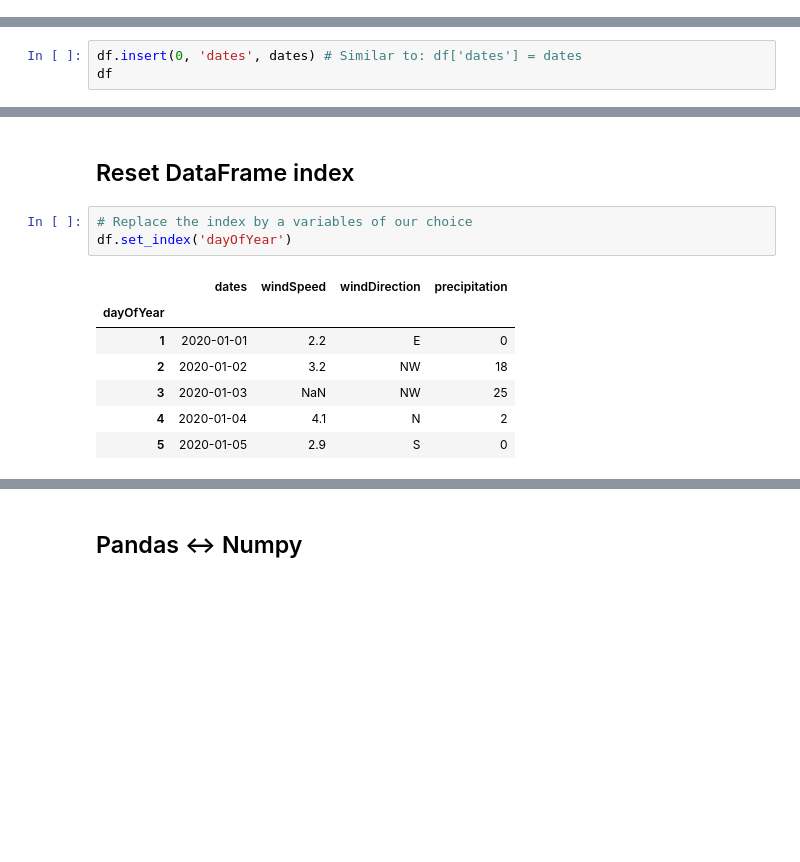
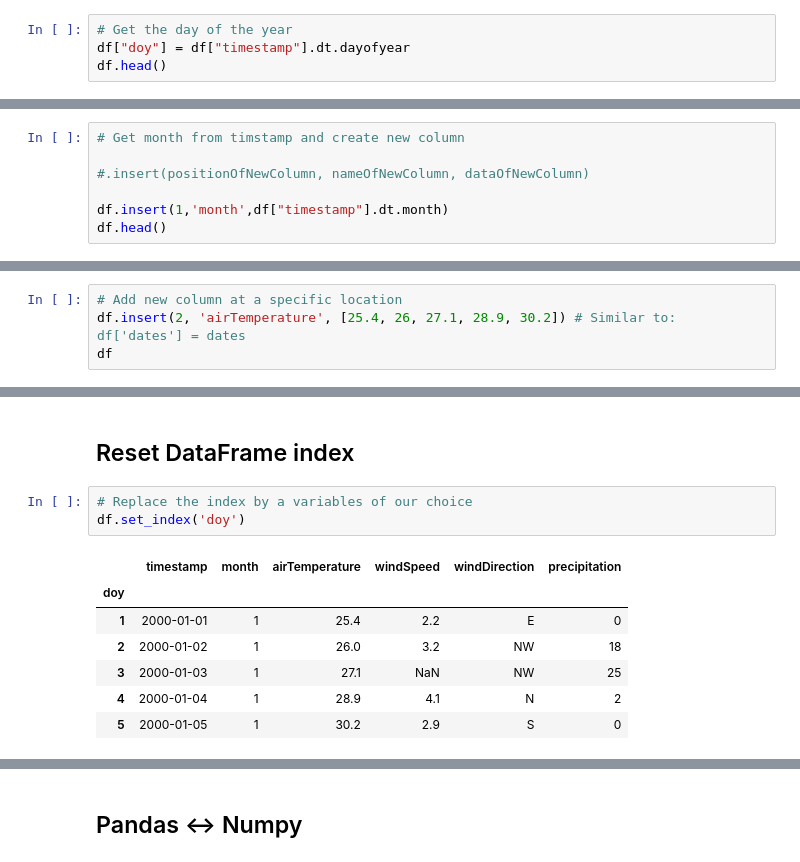
Before and after one commit to andres-patrignani/pynotes, a Jupyter notebook: notebooks/pandas_module.ipynb, the cells around one changed output, grey strips where cells are left out. Cells and saved outputs as stored; diff of their text form; blank space fills up the shorter version.

```diff
--- a/notebooks/pandas_module.ipynb
+++ b/notebooks/pandas_module.ipynb
@@ -89,0 +123,4 @@ df.shape  # Number of rows and columns
+# %%
+# Get the day of the year
+df["doy"] = df["timestamp"].dt.dayofyear
+df.head()
@@ -89,0 +138,7 @@ df.shape  # Number of rows and columns
+# %%
+# Get month from timstamp and create new column
+
+#.insert(positionOfNewColumn, nameOfNewColumn, dataOfNewColumn)
+
+df.insert(1,'month',df["timestamp"].dt.month)
+df.head()
@@ -378,6 +488,3 @@ The `insert()` and `drop()` methods allow us to add or remove columns to/from th
 `df.insert(indexOfNewColumn, nameOfNewColumn, dataArrayOfNewColumn)`
 
 `df.drop(nameOfColumnToBeRemoved)`
-# %%
-df.insert(0, 'dates', dates) # Similar to: df['dates'] = dates
-df
@@ -399,0 +491,4 @@ df.drop(columns=['dates'])
+# %%
+# Add new column at a specific location
+df.insert(2, 'airTemperature', [25.4, 26, 27.1, 28.9, 30.2]) # Similar to: df['dates'] = dates
+df
@@ -401,13 +513,13 @@ df.drop(columns=['dates'])
 ## Reset DataFrame index
 # %%
 # Replace the index by a variables of our choice
-df.set_index('dayOfYear')
+df.set_index('doy')
 # %% [output]
-|  | dates | windSpeed | windDirection | precipitation |
-| dayOfYear |  |  |  |  |
-| 1 | 2020-01-01 | 2.2 | E | 0 |
-| 2 | 2020-01-02 | 3.2 | NW | 18 |
-| 3 | 2020-01-03 | NaN | NW | 25 |
-| 4 | 2020-01-04 | 4.1 | N | 2 |
-| 5 | 2020-01-05 | 2.9 | S | 0 |
+|  | timestamp | month | airTemperature | windSpeed | windDirection | precipitation |
+| doy |  |  |  |  |  |  |
+| 1 | 2000-01-01 | 1 | 25.4 | 2.2 | E | 0 |
+| 2 | 2000-01-02 | 1 | 26.0 | 3.2 | NW | 18 |
+| 3 | 2000-01-03 | 1 | 27.1 | NaN | NW | 25 |
+| 4 | 2000-01-04 | 1 | 28.9 | 4.1 | N | 2 |
+| 5 | 2000-01-05 | 1 | 30.2 | 2.9 | S | 0 |
 # %%
```
Also changed, not shown: parts of 72 cells of this notebook, 4 other files.
